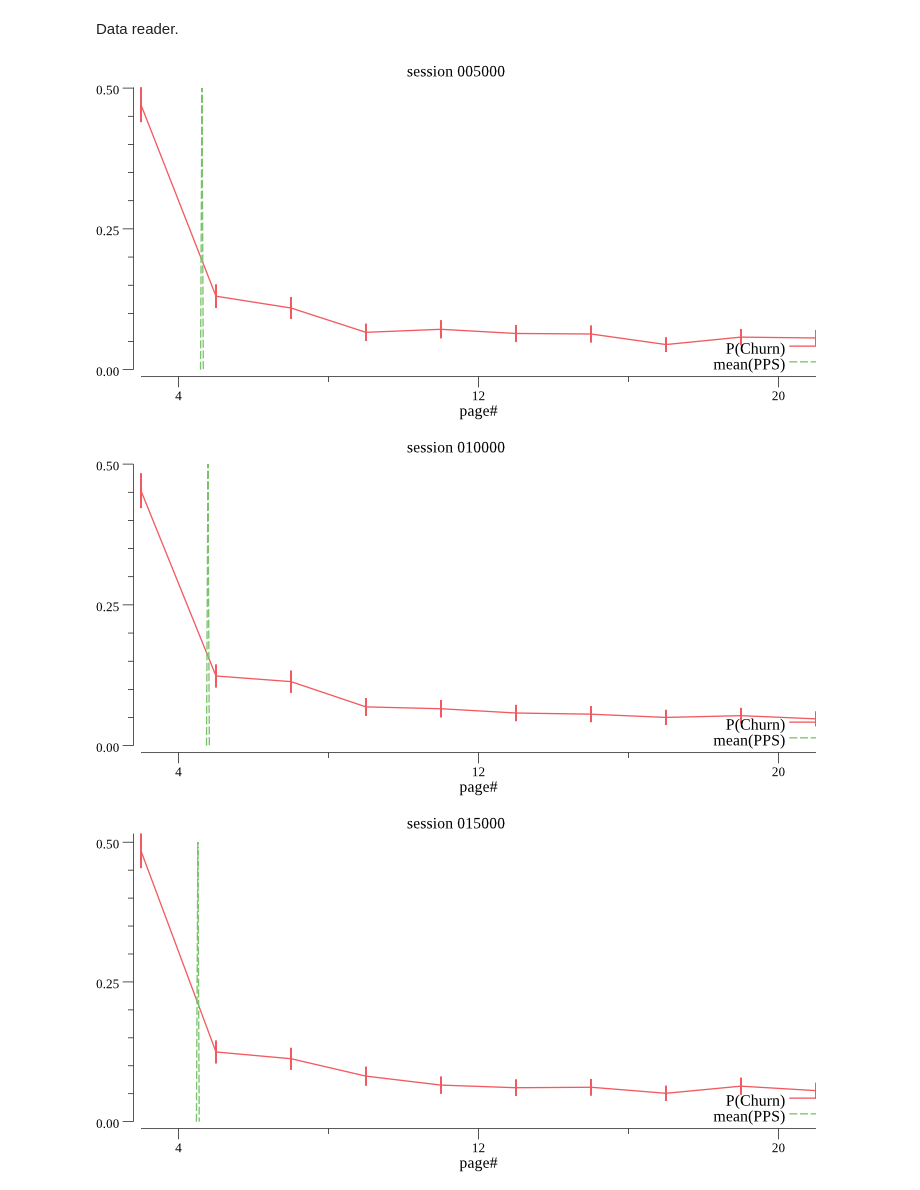
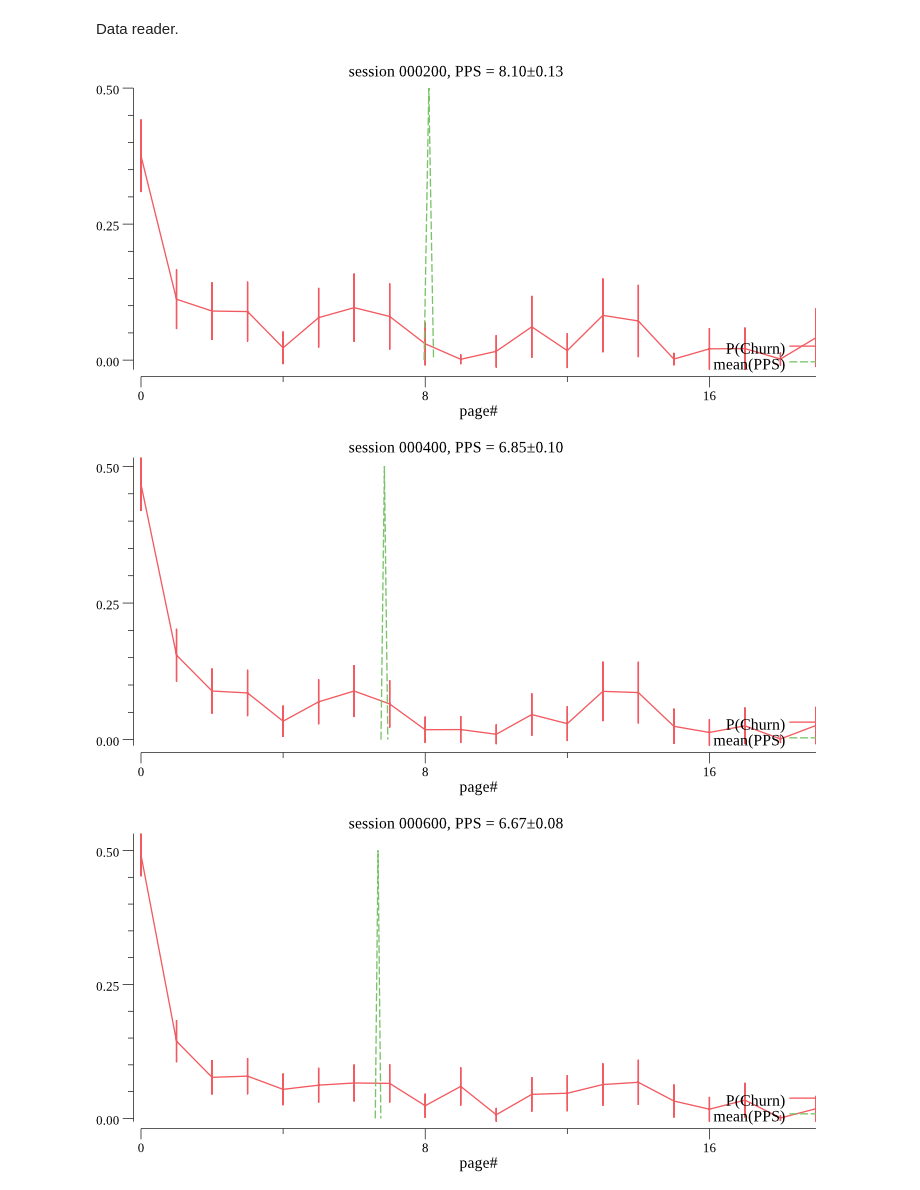
Before and after one commit to dtolpin/pps, a Jupyter notebook: notebooks/plot.ipynb, the cells around one changed output. Drawn from its saved outputs; the diff is of its cells as text; code cells hidden in the pictures.

```diff
--- a/notebooks/plot.ipynb
+++ b/notebooks/plot.ipynb
@@ -45,8 +48,9 @@ const Z = 1.96
 
 // define point with error bar
 func pterr(pts plotter.XYs, i int, m, s float64) {
-    j := 4 * (i - 3) / 2
-    x := float64(i)
+    k := (i - 3) / 2
+    j := 4 * k
+    x := float64(k)
     pts[j].X = x
     pts[j].Y = m
     pts[j + 1].X = x
@@ -86,34 +90,48 @@ func points(record []string) (float64, float64, plotter.XYs) {
     return mean, std, pts
 }
 # %%
-const STEP = 5
+const STEP = 10
 
 for i, record := range plotdata[1:] {
     p, err := plot.New()
 
-    if (i + 1) % STEP != 0 {
-        continue
-    }
+    mean, std, pts := points(record)
 
-    p.Title.Text = fmt.Sprintf("session %v", record[0])
+    p.Title.Text = fmt.Sprintf("session %v, PPS = %.2f±%.2f", record[0], mean, Z*std)
     p.X.Label.Text = "page#"
 
-    mean, std, pts := points(record)
     plotutil.AddLines(p,
                       "P(Churn)", pts,
                       "mean(PPS)", plotter.XYs{{mean - Z*std, 0},
                                                {mean, 0.5},
                                                {mean + Z*std, 0.}})
 
 
     const dpi = 120
 
     img := (image.NewRGBA(image.Rect(0, 0, 6*dpi, 3*dpi)))
     c := vgimg.NewWith(vgimg.UseImage(img))
     p.Draw(draw.New(c))
-    Display(display.Image(img))
+    if (i + 1) % STEP == 0 {
+        Display(display.Image(img))
+    }
+
+    // Write to file.
+    f, err := os.Create(fmt.Sprintf("pps-%s.gif", record[0]))
+    if err != nil {
+        panic(err)
+    }
+
+    if err := gif.Encode(f, img, nil); err != nil {
+        f.Close()
+        panic(err)
+    }
+
+    if err := f.Close(); err != nil {
+        panic(err)
+    }
 }
 # %% [output]
-[figure, old version]
+[figure, new version]
-[figure, old version]
+[figure, new version]
-[figure, old version]
+[figure, new version]
```
Also changed, not shown: parts of 3 cells of this notebook, 1 other file.
